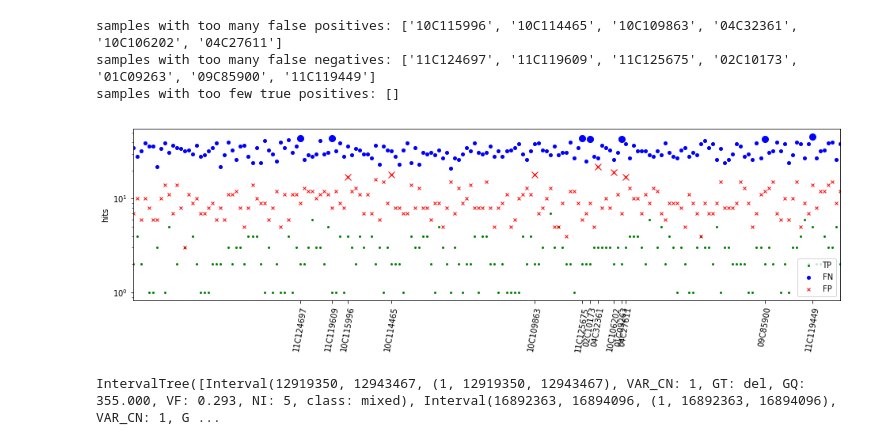
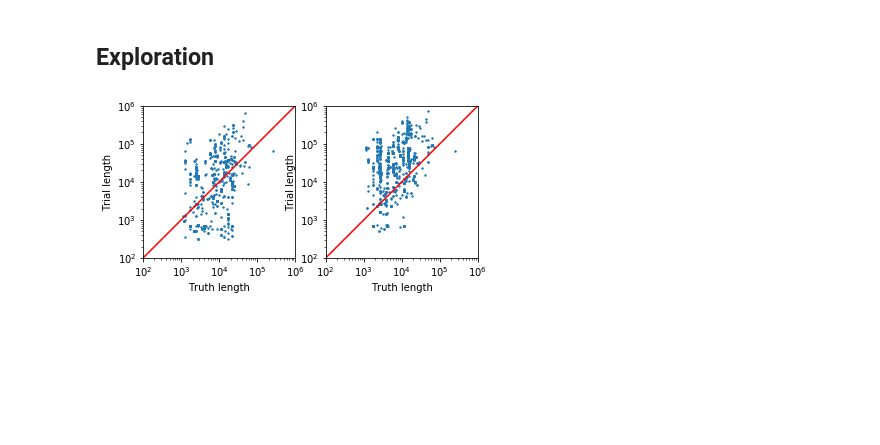
Before and after one commit to broadinstitute/gatk-evaluation, a Jupyter notebook: CNV/gCNV/evaluation_suite/notebooks/make_roc_curve.ipynb, the cells around one changed output. Drawn from its saved outputs; the diff is of its cells as text; code cells hidden in the pictures; blank space fills up the shorter version.

```diff
--- a/CNV/gCNV/evaluation_suite/notebooks/make_roc_curve.ipynb
+++ b/CNV/gCNV/evaluation_suite/notebooks/make_roc_curve.ipynb
@@ -308,8 +235,0 @@ samples with too few true positives: []
-# %%
-# XHMM
-plot_evaluation_summary_dict(raw_evaluation_summary_dicts[2])
-# %% [output]
-samples with too many false positives: ['10C115996', '10C114465', '10C109863', '04C32361', '10C106202', '04C27611']
-samples with too many false negatives: ['11C124697', '11C119609', '11C125675', '02C10173', '01C09263', '09C85900', '11C119449']
-samples with too few true positives: []
-[figure, removed]
@@ -319,4 +236,33 @@ trial_call_set = trial_call_set_dicts[0][mutual_samples[0]].get_contig_interval_
-# %%
-trial_call_set
-# %% [output]
-IntervalTree([Interval(12919350, 12943467, (1, 12919350, 12943467), VAR_CN: 1, GT: del, GQ: 355.000, VF: 0.293, NI: 5, class: mixed), Interval(16892363, 16894096, (1, 16892363, 16894096), VAR_CN: 1, G ...
+# %% [markdown]
+## Exploration
+# %%
+tool_names = ['gCNV', 'xHMM']
+# %%
+fig = plt.figure()
+
+for idx, (raw_evaluation_summary_dict, tool_name) in enumerate(zip(raw_evaluation_summary_dicts, tool_names)):
+
+    ax = plt.subplot2grid((1, len(tool_names)), (0, idx))
+
+    truth_lengths = []
+    trial_lengths = []
+
+    for sample_name in mutual_samples:
+        raw_evaluation_summary = raw_evaluation_summary_dict[sample_name]
+        all_matches = raw_evaluation_summary.all_matches
+        for match in all_matches:
+            truth_lengths.append(match.truth_variant.end - match.truth_variant.start)
+            trial_lengths.append(match.trial_variant.end - match.trial_variant.start)
+
+    ax.scatter(truth_lengths, trial_lengths, s=2)
+    ax.set_xscale('log')
+    ax.set_yscale('log')
+    ax.plot([100, 1e6], [100, 1e6], color='red')
+
+    ax.set_xlabel('Truth length')
+    ax.set_ylabel('Trial length')
+    ax.set_aspect('equal')
+    ax.set_xlim((100, 1e6))
+    ax.set_ylim((100, 1e6))
+# %% [output]
+[figure, added]
```
Also changed, not shown: parts of 11 cells of this notebook, 1 other file.
